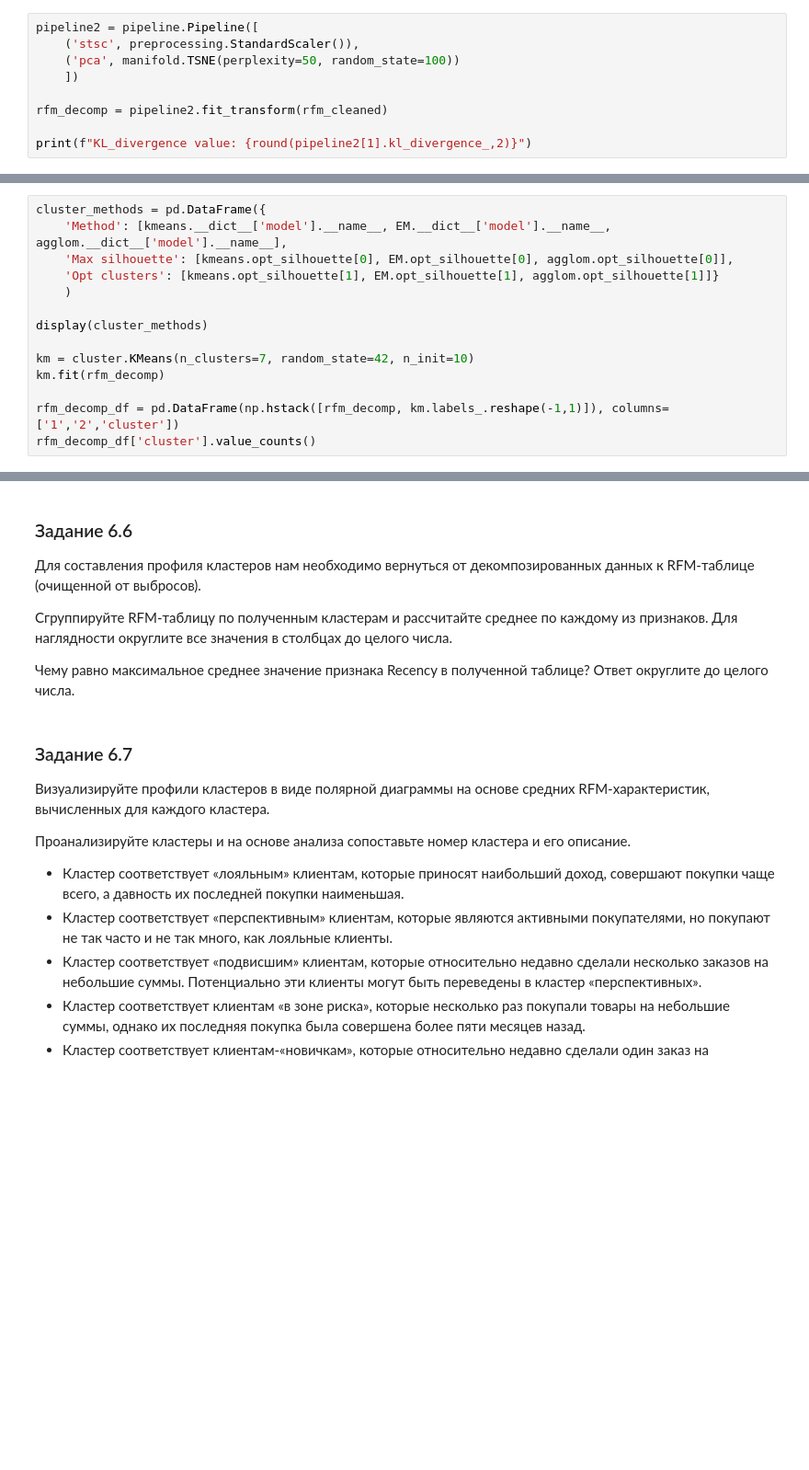
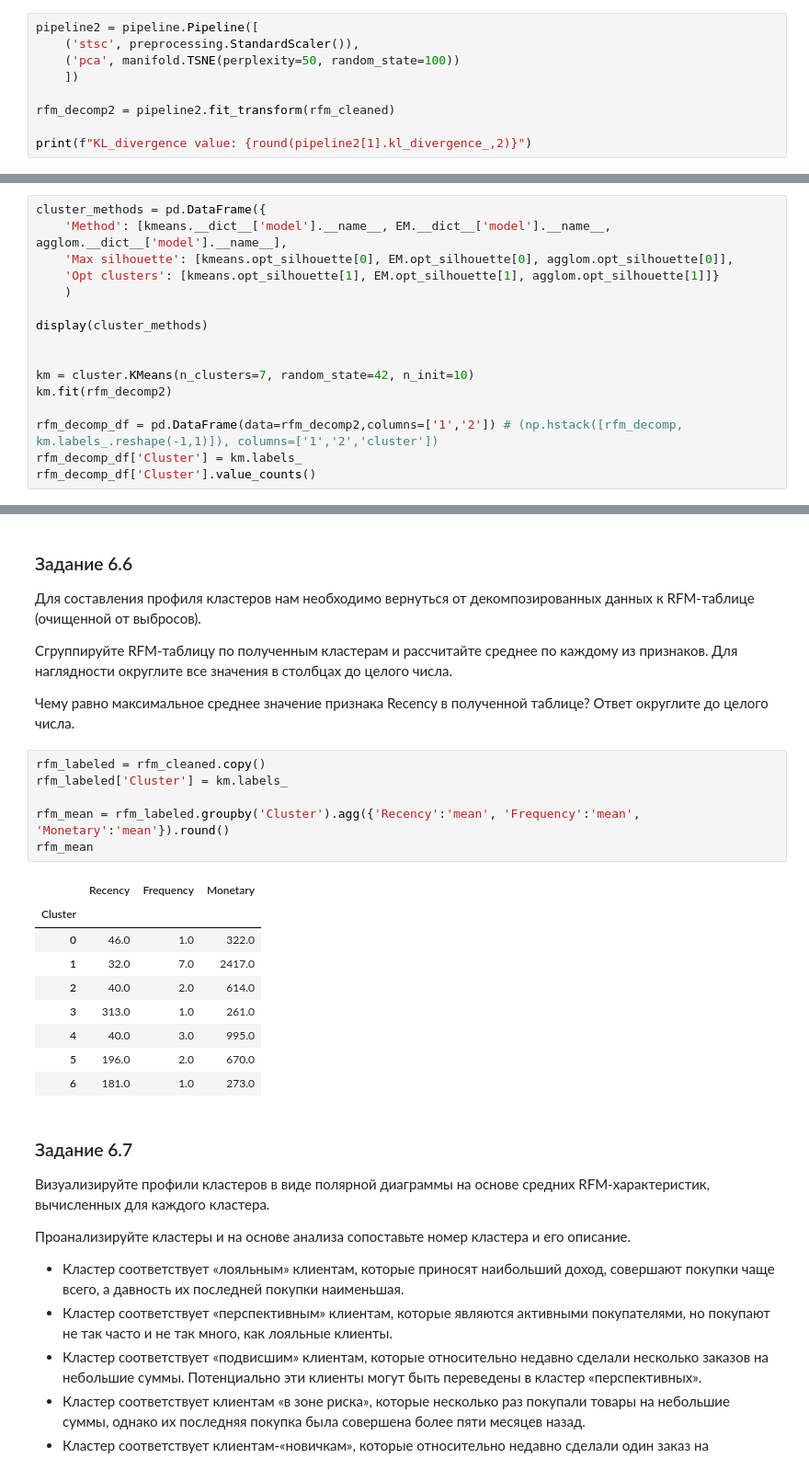
Before and after one commit to ssiarhei115/Shop-customers-segmentation, a Jupyter notebook: code.ipynb, the cells around one changed output, grey strips where cells are left out. Shown at 92% size. Cells and saved outputs as stored; diff of their text form; blank space fills up the shorter version.

```diff
--- a/code.ipynb
+++ b/code.ipynb
@@ -953,7 +1081,7 @@ pipeline2 = pipeline.Pipeline([
     ('pca', manifold.TSNE(perplexity=50, random_state=100))
     ])
 
-rfm_decomp = pipeline2.fit_transform(rfm_cleaned)
+rfm_decomp2 = pipeline2.fit_transform(rfm_cleaned)
 
 print(f"KL_divergence value: {round(pipeline2[1].kl_divergence_,2)}")
 # %% [output]
@@ -1044,11 +1172,13 @@ cluster_methods = pd.DataFrame({
 
 display(cluster_methods)
 
+
 km = cluster.KMeans(n_clusters=7, random_state=42, n_init=10)
-km.fit(rfm_decomp)
+km.fit(rfm_decomp2)
 
-rfm_decomp_df = pd.DataFrame(np.hstack([rfm_decomp, km.labels_.reshape(-1,1)]), columns=['1','2','cluster'])
-rfm_decomp_df['cluster'].value_counts()
+rfm_decomp_df = pd.DataFrame(data=rfm_decomp2,columns=['1','2']) # (np.hstack([rfm_decomp, km.labels_.reshape(-1,1)]), columns=['1','2','cluster'])
+rfm_decomp_df['Cluster'] = km.labels_
+rfm_decomp_df['Cluster'].value_counts()
 # %% [output]
 |  | Method | Max silhouette | Opt clusters |
 | 0 | KMeans | 0.484 | 7 |
@@ -1081,6 +1211,22 @@ sns.scatterplot(data=rfm_decomp_df, x='1', y='2', hue=km.labels_.astype('str'));
 Сгруппируйте RFM-таблицу по полученным кластерам и рассчитайте среднее по каждому из признаков. Для наглядности округлите все значения в столбцах до целого числа.
 
 Чему равно максимальное среднее значение признака Recency в полученной таблице? Ответ округлите до целого числа.
+# %%
+rfm_labeled = rfm_cleaned.copy()
+rfm_labeled['Cluster'] = km.labels_
+
+rfm_mean = rfm_labeled.groupby('Cluster').agg({'Recency':'mean', 'Frequency':'mean', 'Monetary':'mean'}).round()
+rfm_mean
+# %% [output]
+|  | Recency | Frequency | Monetary |
+| Cluster |  |  |  |
+| 0 | 46.0 | 1.0 | 322.0 |
+| 1 | 32.0 | 7.0 | 2417.0 |
+| 2 | 40.0 | 2.0 | 614.0 |
+| 3 | 313.0 | 1.0 | 261.0 |
+| 4 | 40.0 | 3.0 | 995.0 |
+| 5 | 196.0 | 2.0 | 670.0 |
+| 6 | 181.0 | 1.0 | 273.0 |
 # %% [markdown]
 ### Задание 6.7
 Визуализируйте профили кластеров в виде полярной диаграммы на основе средних RFM-характеристик, вычисленных для каждого кластера.
```
Also changed, not shown: parts of 42 cells of this notebook, 3 other files.
